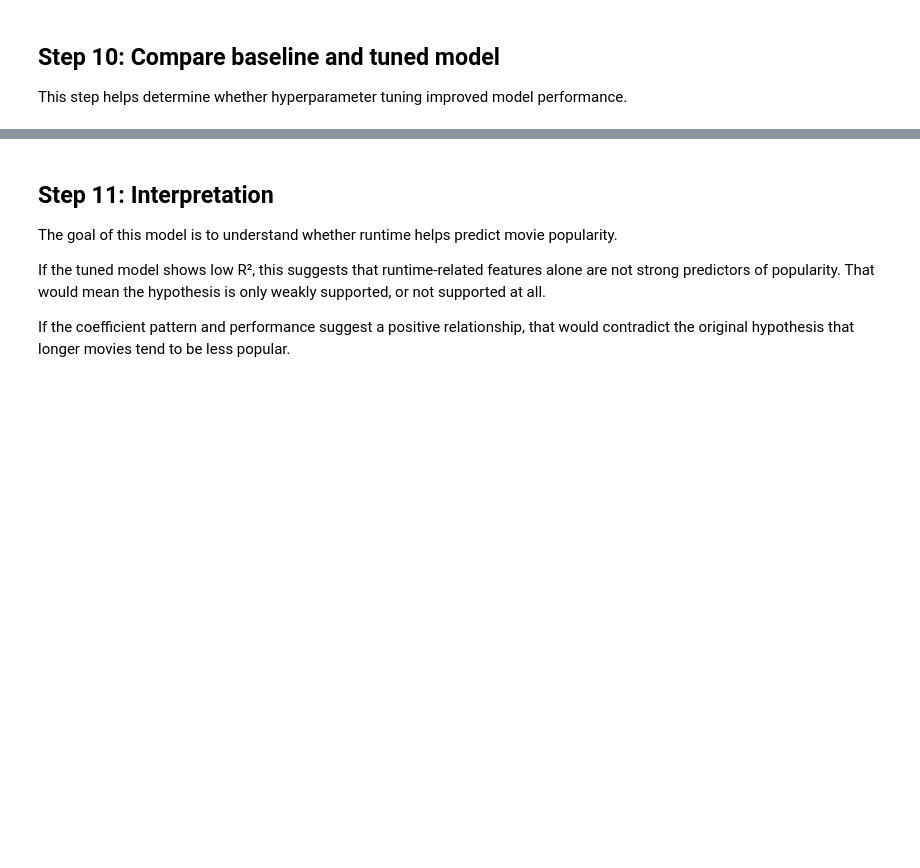
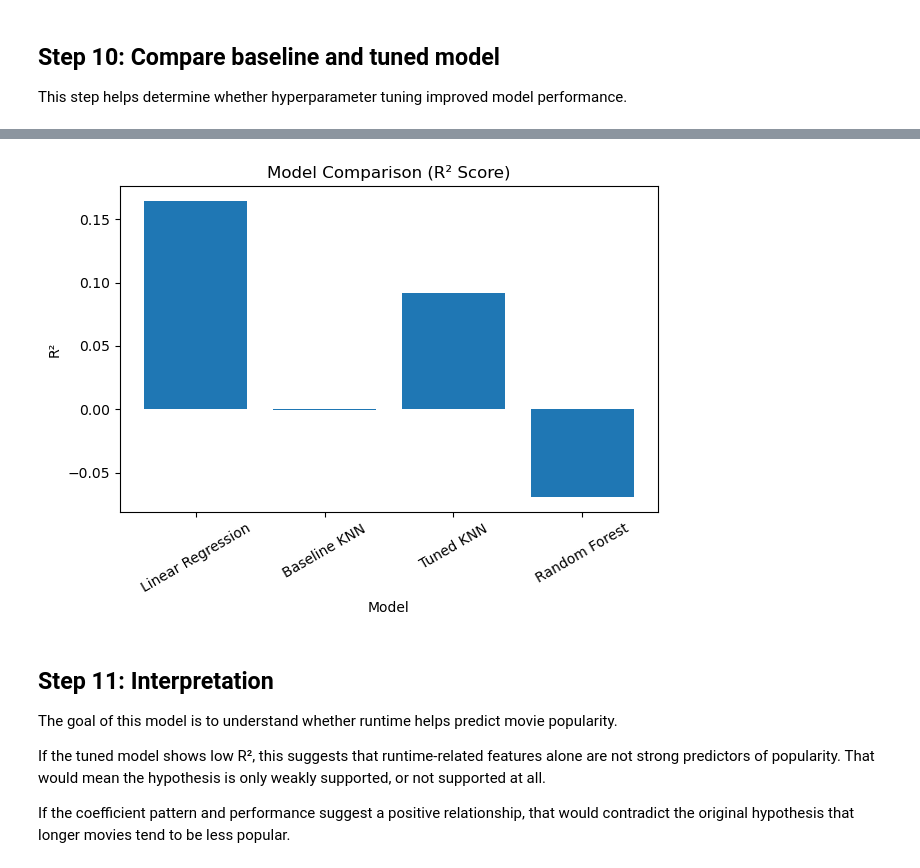
Before and after one commit to franciscandradegit/New-Block-Buster, a Jupyter notebook: notebooks/Goncalo_ML_Model.ipynb, the cells around one changed output, grey strips where cells are left out. Saved outputs shown, nothing was run; the diff lists cells and outputs as text; code cells hidden in the pictures; blank space fills up the shorter version.

```diff
--- a/notebooks/Goncalo_ML_Model.ipynb
+++ b/notebooks/Goncalo_ML_Model.ipynb
@@ -222,3 +295,16 @@ comparison
+# %%
+import matplotlib.pyplot as plt
+
+plt.figure()
+plt.bar(comparison['Model'], comparison['R2'])
+plt.title("Model Comparison (R² Score)")
+plt.xlabel("Model")
+plt.ylabel("R²")
+plt.xticks(rotation=30)
+plt.tight_layout()
+plt.show()
+# %% [output]
+[figure, added]
 # %% [markdown]
 ## Step 11: Interpretation
 
```
Also changed, not shown: parts of 9 cells of this notebook, 2 other files.
